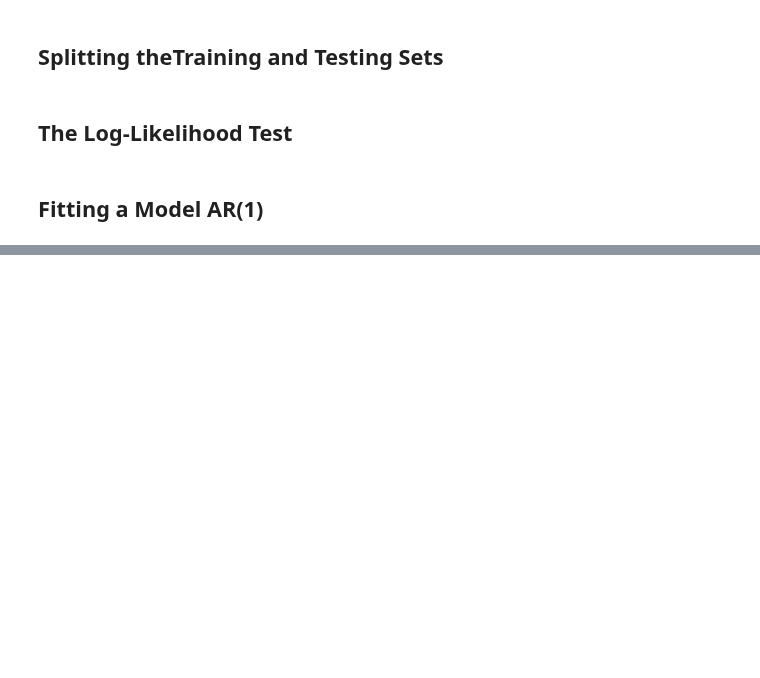
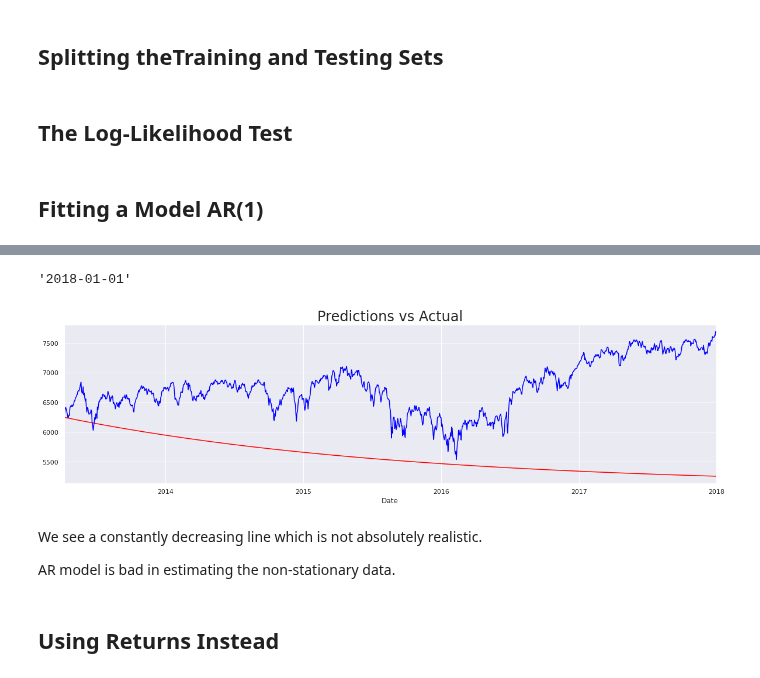
Before and after one commit to Priyo-prog/Time-series-analysis, a Jupyter notebook: Forecasting/the_forecasting.ipynb, the cells around one changed output, grey strips where cells are left out. Drawn from its saved outputs; the diff is of its cells as text; code cells hidden in the pictures; blank space fills up the shorter version.

```diff
--- a/Forecasting/the_forecasting.ipynb
+++ b/Forecasting/the_forecasting.ipynb
@@ -174,0 +192,23 @@ Warnings:
+# %%
+start_date = '2013-04-06'
+end_date = '2014-01-01'
+# %%
+end_date = '2018-01-01'
+end_date
+# %% [output]
+'2018-01-01'
+# %%
+df_pred = results_ar.predict(start=start_date, end=end_date)
+# %%
+df_pred[start_date:end_date].plot(figsize=(20,5), color='red')
+df_test.ftse[start_date:end_date].plot(color='blue')
+plt.title("Predictions vs Actual", size=24)
+plt.show()
+# %% [output]
+[figure, added]
+# %% [markdown]
+We see a constantly decreasing line which is not absolutely realistic.
+
+AR model is bad in estimating the non-stationary data.
+# %% [markdown]
+## Using Returns Instead
```
Also changed, not shown: parts of 9 cells of this notebook.
